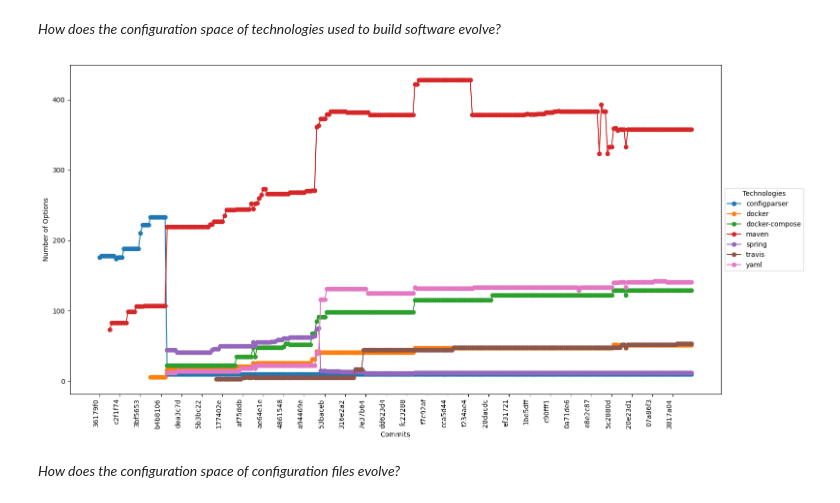
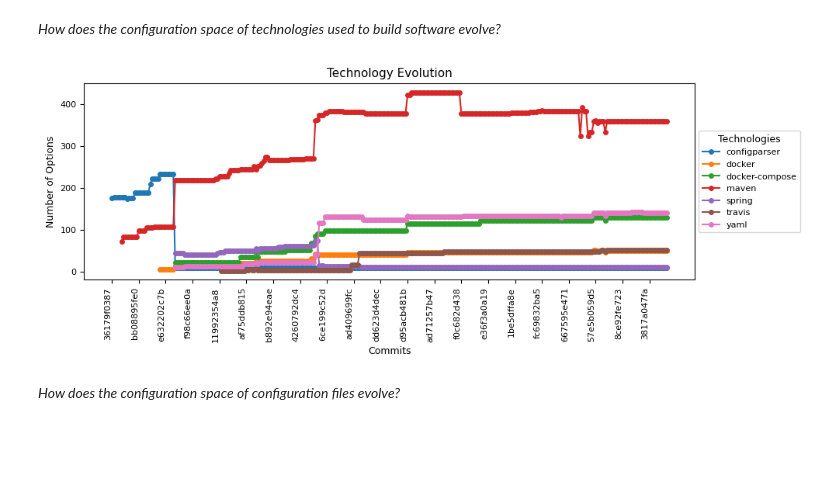
Before and after one commit to simisimon/config-space, a Jupyter notebook: notebooks/software_evolution.ipynb, the cells around one changed output. Cells and saved outputs as stored; diff of their text form; code cells hidden in the pictures; blank space fills up the shorter version.

```diff
--- a/notebooks/software_evolution.ipynb
+++ b/notebooks/software_evolution.ipynb
@@ -52,56 +54,57 @@ plot_option_evolution(data)
 # %% [markdown]
 *How does the configuration space of technologies used to build software evolve?*
 # %%
-def plot_technology_evolution(data: List):
+def plot_technology_evolution(data: Dict):
+    project_name = data["project_name"]
     concepts = set()
-    concept_data = defaultdict(list)
-
     all_commits = data["commit_data"]
     x_ticks = [commit["commit_hash"] for commit in all_commits]
 
-    # Initialize all concept values to None
     concept_lines = defaultdict(lambda: [None] * len(x_ticks))
 
-    # Collect all known concepts and populate values
     for i, commit in enumerate(all_commits):
         if commit.get("is_config_related") and "network_data" in commit and "config_file_data" in commit["network_data"]:
             concept_counts = defaultdict(int)
             for config_file in commit["network_data"]["config_file_data"]:
                 concept = config_file.get("concept")
                 options = config_file.get("options", 0)
                 if concept:
                     concepts.add(concept)
                     concept_counts[concept] += options
-
             for concept, count in concept_counts.items():
                 concept_lines[concept][i] = count
 
-    # Forward-fill missing values (non-config commits or missing concepts)
+    # Forward fill
     for concept in concepts:
         last_value = None
         for i in range(len(x_ticks)):
             if concept_lines[concept][i] is None:
                 concept_lines[concept][i] = last_value
             else:
                 last_value = concept_lines[concept][i]
 
-    # Shorten commit hashes
-    shortened_x_ticks = [commit[:7] for commit in x_ticks]
+    shortened_x_ticks = [commit[:10] for commit in x_ticks]
+    step = max(1, len(shortened_x_ticks) // 20)
 
-    plt.figure(figsize=(16, 8))
+    fig, ax = plt.subplots(figsize=(10, 4))
     for concept in sorted(concepts):
-        plt.plot(shortened_x_ticks, concept_lines[concept], marker="o", label=concept)
-    plt.xlabel("Commits")
-    plt.ylabel("Number of Options")
-    plt.xticks(ticks=range(0, len(shortened_x_ticks), 10), labels=shortened_x_ticks[::10], rotation=90, ha="right")
-    plt.legend(title="Technologies", loc="center left", bbox_to_anchor=(1, 0.5))
-    plt.tight_layout()
-    plt.savefig(f"../data/figures/{data['project_name']}_technology_evolution.png")
+        ax.plot(shortened_x_ticks, concept_lines[concept], marker='o', markersize=4, label=concept)
 
+    ax.set_xlabel("Commits", fontsize=9)
+    ax.set_ylabel("Number of Options", fontsize=9)
+    ax.set_title("Technology Evolution", fontsize=11)
+    ax.set_xticks(range(0, len(shortened_x_ticks), step))
+    ax.set_xticklabels(shortened_x_ticks[::step], rotation=90, ha="right", fontsize=8)
+    ax.tick_params(axis='y', labelsize=8)
 
-plot_technology_evolution(data=data)
+    ax.legend(title="Technologies", loc="center left", bbox_to_anchor=(1, 0.5), fontsize=8, title_fontsize=9)
+    fig.tight_layout(pad=1.0)
+    fig.savefig(f"../data/figures/technology_evolution_{project_name}.png")
+    fig.show()
+
+plot_technology_evolution(data)
 # %% [output]
-[figure, old version]
+[figure, new version]
 # %% [markdown]
 *How does the configuration space of configuration files evolve?*
 # %%
```
Also changed, not shown: parts of 5 cells of this notebook, 1 other file.
